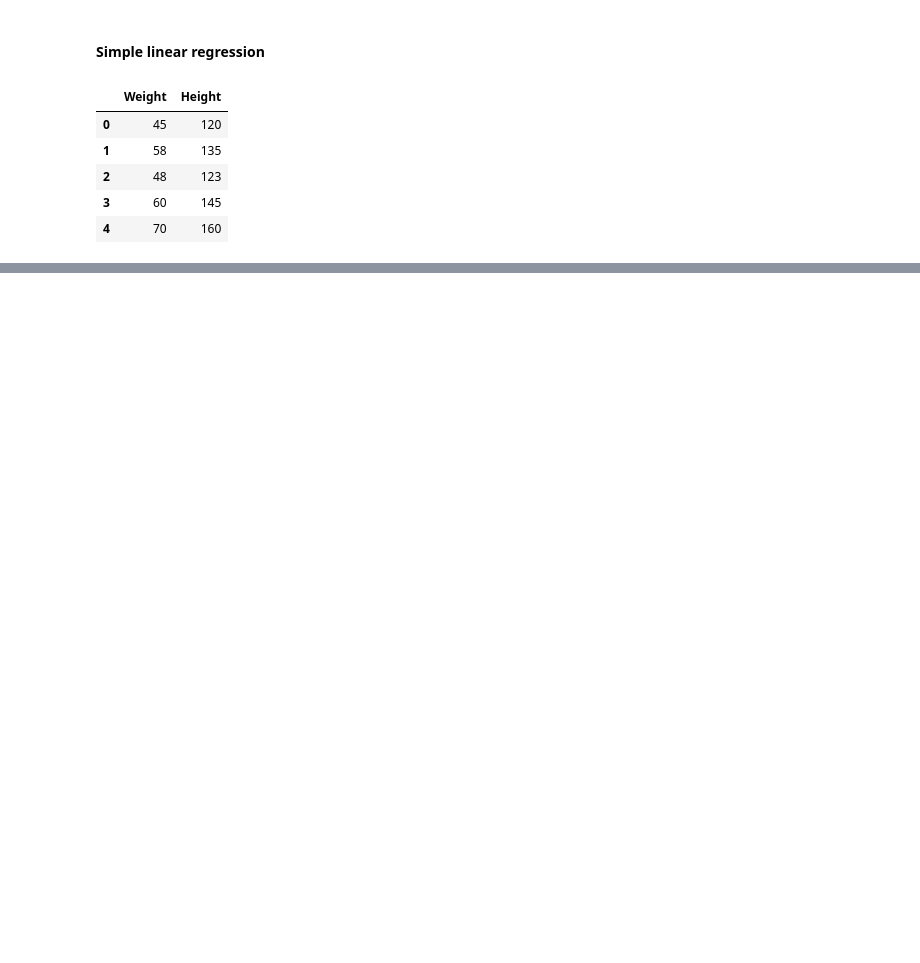
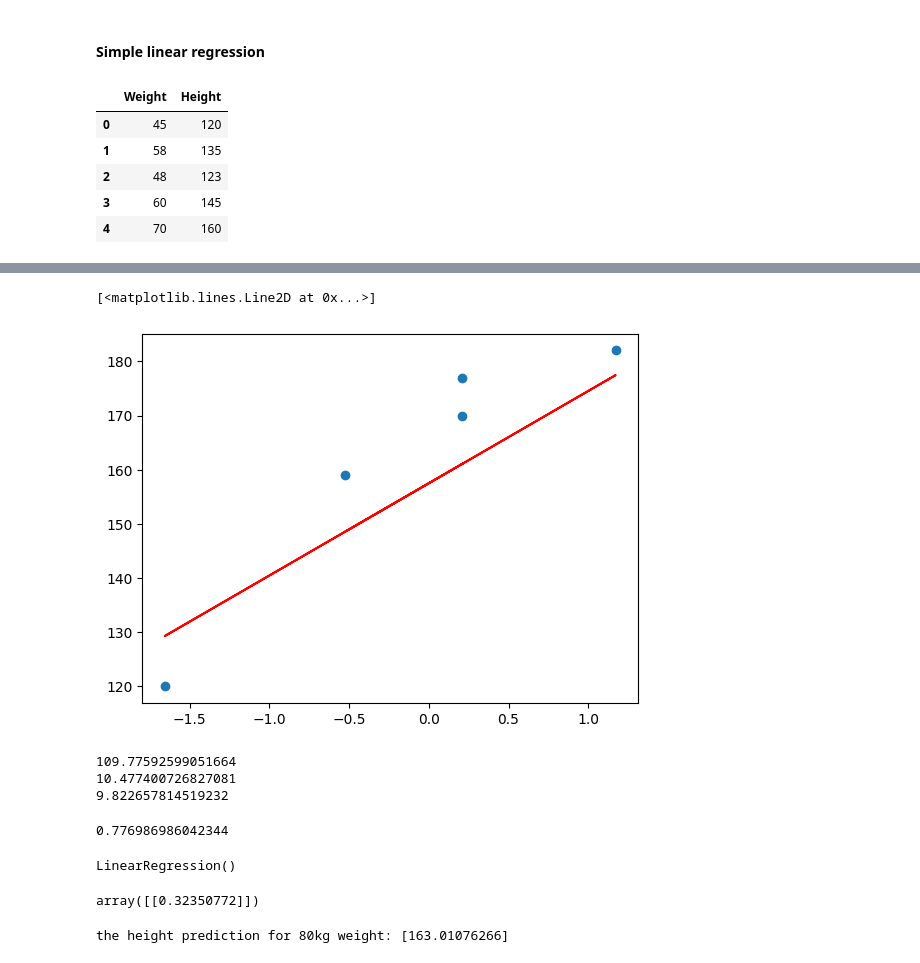
Before and after one commit to akkiyolo/Mapping-The-ML-journey, a Jupyter notebook: 21-simple projects/linearregmodel.ipynb, the cells around one changed output, grey strips where cells are left out. Drawn from its saved outputs; the diff is of its cells as text; code cells hidden in the pictures; blank space fills up the shorter version.

```diff
--- a/21-simple projects/linearregmodel.ipynb
+++ b/21-simple projects/linearregmodel.ipynb
@@ -19,0 +108,6 @@ df.head()
+# %%
+plt.scatter(X_test,y_test)
+plt.plot(X_test,regressor.predict(X_test),'r')
+# %% [output]
+[<matplotlib.lines.Line2D at 0x...>]
+[figure, added]
@@ -19,0 +121,11 @@ df.head()
+# %%
+mse=mean_squared_error(y_test,y_pred_test)
+mae=mean_absolute_error(y_test,y_pred_test)
+rmse=np.sqrt(mse)
+print(mse)
+print(rmse)
+print(mae)
+# %% [output]
+109.77592599051664
+10.477400726827081
+9.822657814519232
@@ -19,0 +135,19 @@ df.head()
+# %%
+score
+# %% [output]
+0.776986986042344
+# %%
+regressor
+# %% [output]
+LinearRegression()
+# %%
+# new data point weight is 80
+
+scaled_weight=scaler.transform([[80]])
+scaled_weight
+# %% [output]
+array([[0.32350772]])
+# %%
+print("the height prediction for 80kg weight:",regressor.predict(scaled_weight))
+# %% [output]
+the height prediction for 80kg weight: [163.01076266]
```
Also changed, not shown: parts of 25 cells of this notebook.
